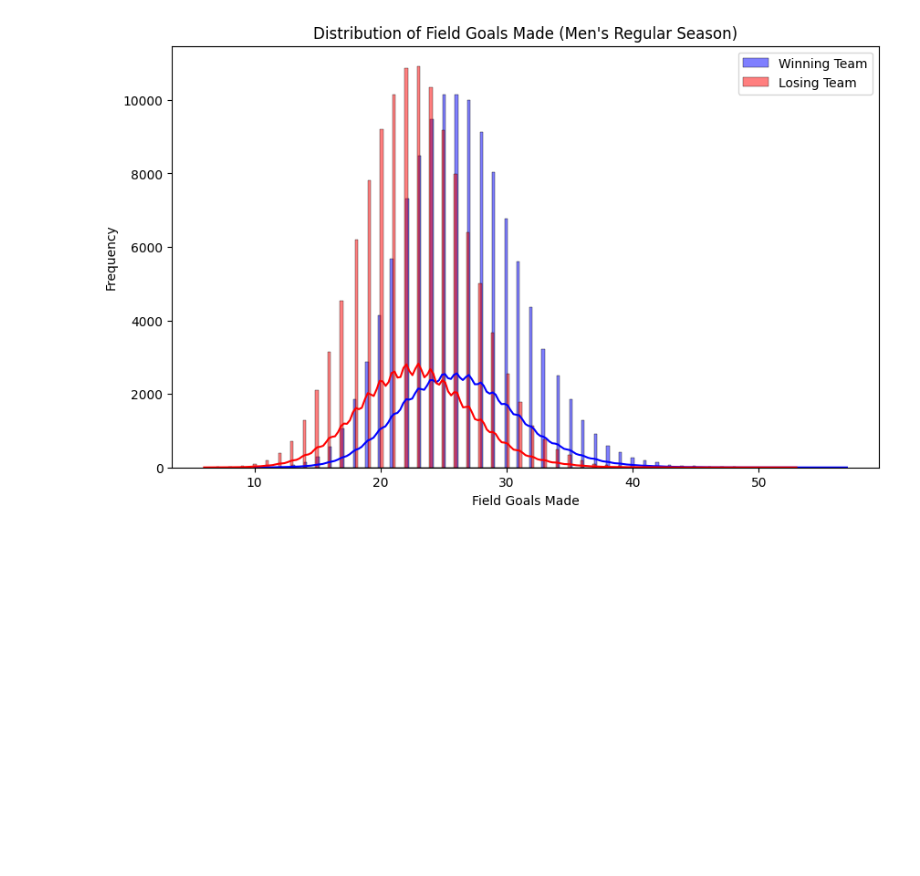
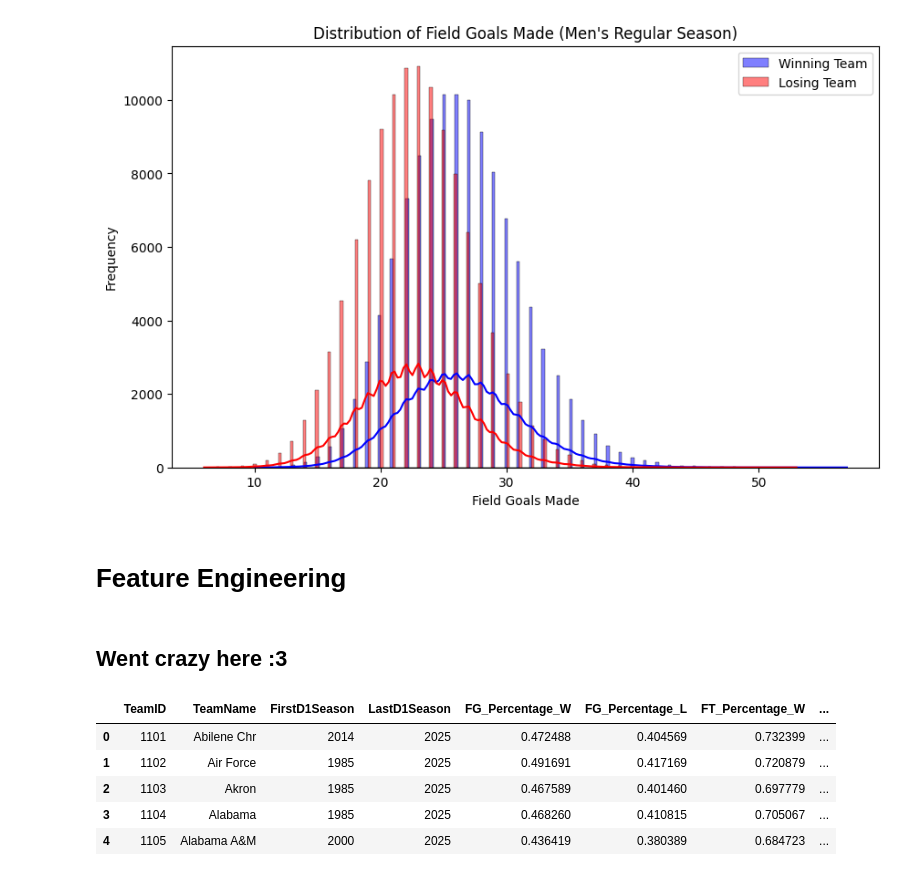
Before and after one commit to HuseinGhadiali/NCAA_Basketball_Kaggle_MM2025, a Jupyter notebook: Initial_EDA.ipynb, the cells around one changed output. Drawn from its saved outputs; the diff is of its cells as text; code cells hidden in the pictures; blank space fills up the shorter version.

```diff
--- a/Initial_EDA.ipynb
+++ b/Initial_EDA.ipynb
@@ -417,3 +425,7 @@ plt.legend()
 plt.show()
 # %% [output]
 [figure]
+# %% [markdown]
+# Feature Engineering
+# %% [markdown]
+## Went crazy here :3
@@ -419,0 +503,13 @@ plt.show()
+# %%
+# Calculate and integrate features for men's and women's data
+m_team_features = calculate_and_integrate_features(m_teams, m_detailed_results)
+w_team_features = calculate_and_integrate_features(w_teams, w_detailed_results)
+# %%
+m_team_features.head()
+# %% [output]
+|  | TeamID | TeamName | FirstD1Season | LastD1Season | FG_Percentage_W | FG_Percentage_L | FT_Percentage_W | ... |
+| 0 | 1101 | Abilene Chr | 2014 | 2025 | 0.472488 | 0.404569 | 0.732399 | ... |
+| 1 | 1102 | Air Force | 1985 | 2025 | 0.491691 | 0.417169 | 0.720879 | ... |
+| 2 | 1103 | Akron | 1985 | 2025 | 0.467589 | 0.401460 | 0.697779 | ... |
+| 3 | 1104 | Alabama | 1985 | 2025 | 0.468260 | 0.410815 | 0.705067 | ... |
+| 4 | 1105 | Alabama A&M | 2000 | 2025 | 0.436419 | 0.380389 | 0.684723 | ... |
```
Also changed, not shown: parts of 5 cells of this notebook.
